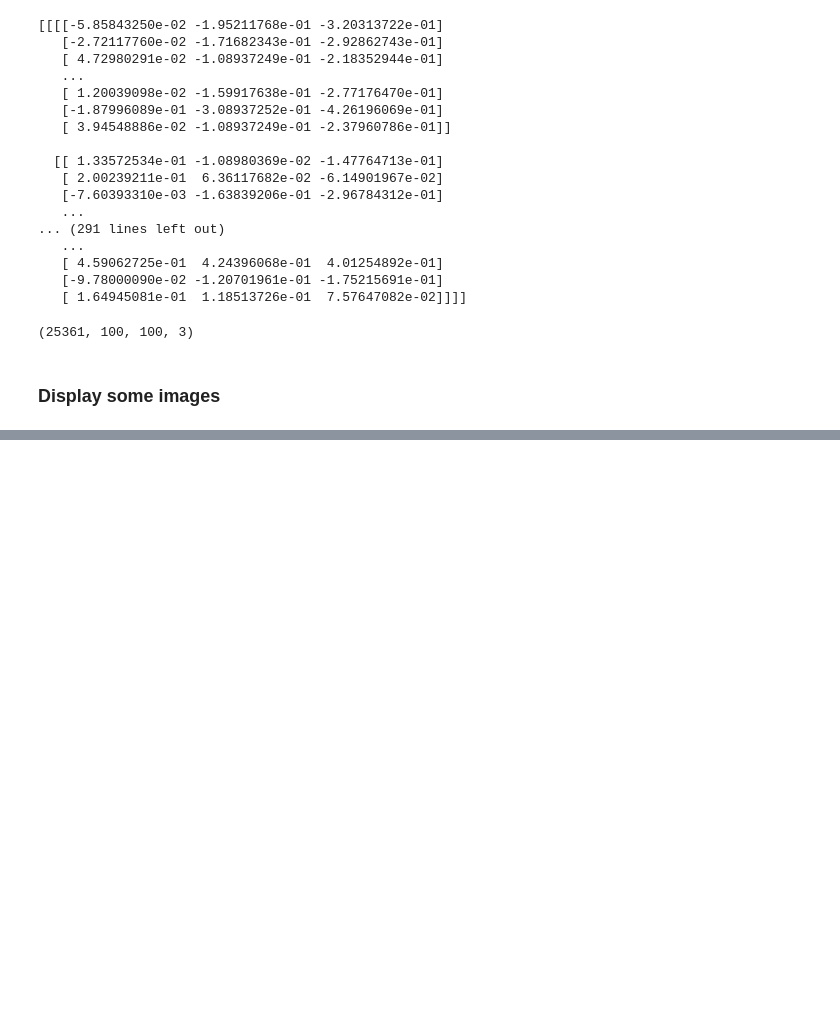
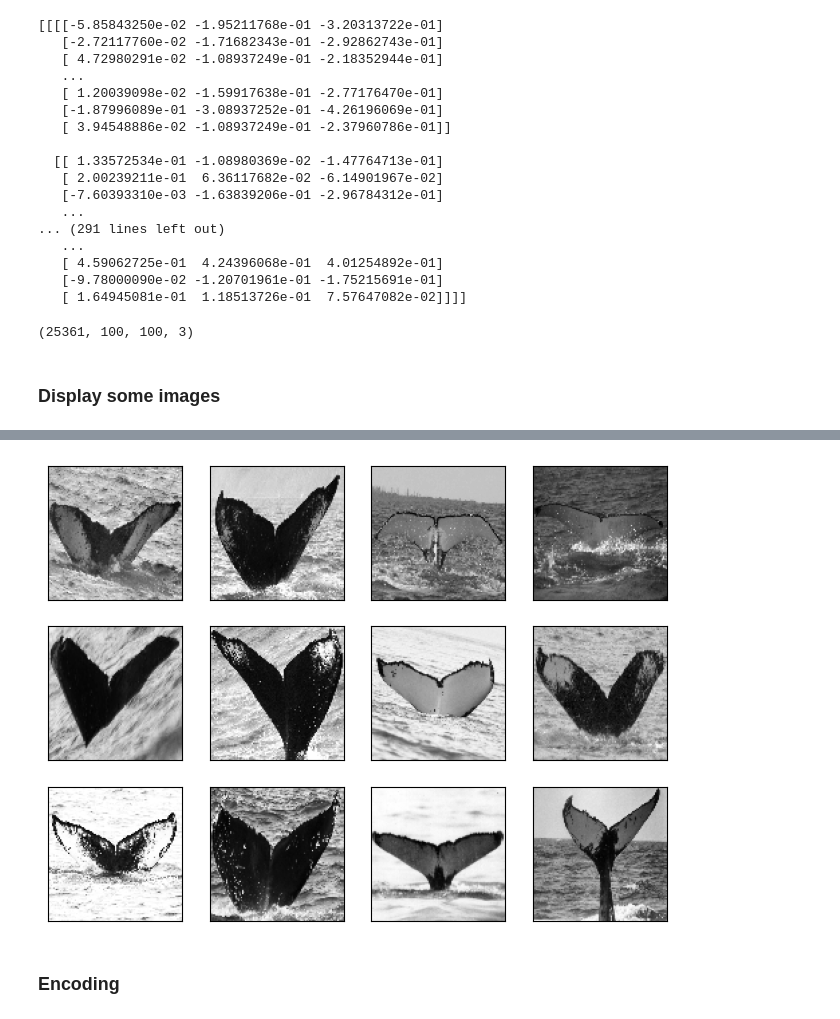
Before and after one commit to AngelV129/Whales-kaggle-data, a Jupyter notebook: Whales_project.ipynb, the cells around one changed output, grey strips where cells are left out. Saved outputs shown, nothing was run; the diff lists cells and outputs as text; code cells hidden in the pictures; blank space fills up the shorter version.

```diff
--- a/Whales_project.ipynb
+++ b/Whales_project.ipynb
@@ -225,0 +250,11 @@ print(X_train.shape)
+# %%
+fig = plt.figure(figsize=(8, 8 ), dpi=100,facecolor='w', edgecolor='k')
+train_imgs = os.listdir("./train/")
+# show the first 12 images
+for idx, img in enumerate(np.random.choice(train_imgs, 12)):
+    ax = fig.add_subplot(4, 20//5, idx+1, xticks=[], yticks=[])
+    plt.imshow(X_train[idx+1][:,:,0], "gray")
+# %% [output]
+[figure, added]
+# %% [markdown]
+### Encoding
```
Also changed, not shown: parts of 3 cells of this notebook.
